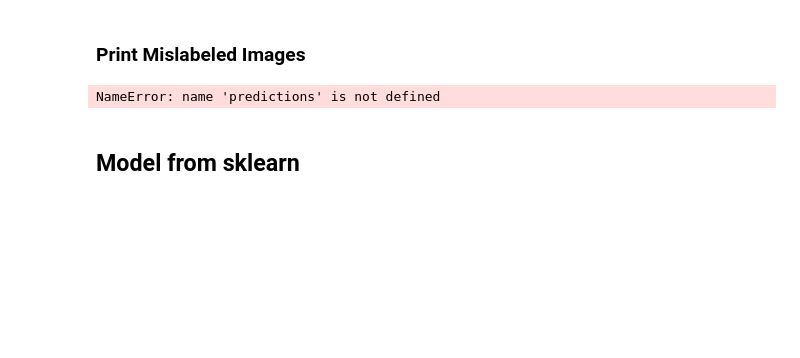
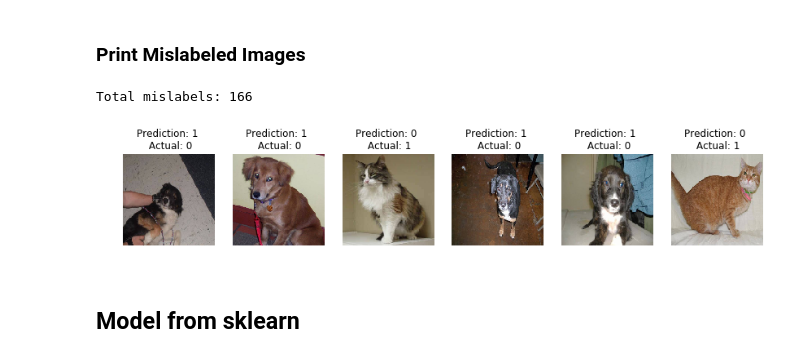
Before and after one commit to jodythai/cats_vs_dogs_dnn, a Jupyter notebook: Fansipan_NeuralNet_for_Dog_Cat_classify_final.ipynb, the cells around one changed output. Cells and saved outputs as stored; diff of their text form; code cells hidden in the pictures; blank space fills up the shorter version.

```diff
--- a/Fansipan_NeuralNet_for_Dog_Cat_classify_final.ipynb
+++ b/Fansipan_NeuralNet_for_Dog_Cat_classify_final.ipynb
@@ -363,0 +384,14 @@ pickle.dump(best_param, open(os.path.join('models', 'Model_DNN_cats_vs_dogs.pkl'
+# %%
+model_dnn_params = pickle.load(open('./models/Model_DNN_cats_vs_dogs_acc_633.pkl', 'rb'))
+model_dnn_reports = pickle.load(open('./models/Reports_DNN_cats_vs_dogs_acc_633.pkl', 'rb'))
+# %%
+param, dims = Init_layer(X_train, y_train, num_hidden_layer, hidden_node_per_layer, method=random_method)
+predictions = predict(X_validation, y_validation, model_dnn_params, dims)
+print("Accuracy Score - Training set: %f" % accuracy_score(y_validation[0], predictions[0]))
+print("Confusion Matrix:")
+print(confusion_matrix(y_validation[0], predictions[0]))
+print('\n')
+test_predictions = predict(X_test, y_test, model_dnn_params, dims)
+print("Accuracy Score - Test set: %f" % accuracy_score(y_test[0], test_predictions[0]))
+print("Confusion Matrix:")
+print(confusion_matrix(y_test[0], test_predictions[0]))
@@ -367,11 +412,11 @@ pickle.dump(best_param, open(os.path.join('models', 'Model_DNN_cats_vs_dogs.pkl'
 def print_mislabeled_images(X, y, p):
     a = p + y
     mislabeled_indices = np.asarray(np.where(a == 1))
-    plt.rcParams['figure.figsize'] = (300.0, 300.0) # set default size of plots
+    plt.rcParams['figure.figsize'] = (200.0, 200.0) # set default size of plots
     num_images = len(mislabeled_indices[0])
     print('Total mislabels:', num_images)
 
-    random_mislabels = np.random.randint(0, num_images, 10)
+    random_mislabels = np.random.randint(0, num_images, 6)
     j = 0
     for i in random_mislabels:
         index = mislabeled_indices[1][i]
@@ -379,13 +424,14 @@ def print_mislabeled_images(X, y, p):
         plt.subplot(2, num_images//2, j + 1)
         plt.imshow(X[index, :].reshape(128,128,3), interpolation='nearest')
         plt.axis('off')
-        plt.title("Prediction: " + str(p[0,index]) + " \n Class: " + str(y[0,index]))
+        plt.title("Prediction: " + str(int(p[0,index])) + " \n Actual: " + str(y[0,index]))
 
         j += 1
 # %%
-print_mislabeled_images(X_test, y_test, predictions)
+print_mislabeled_images(X_test, y_test, test_predictions)
 # %% [output]
-NameError: name 'predictions' is not defined
+Total mislabels: 166
+[figure, added]
 # %% [markdown]
 ## Model from sklearn
 # %%
```
Also changed, not shown: parts of 15 cells of this notebook, 5 other files.
